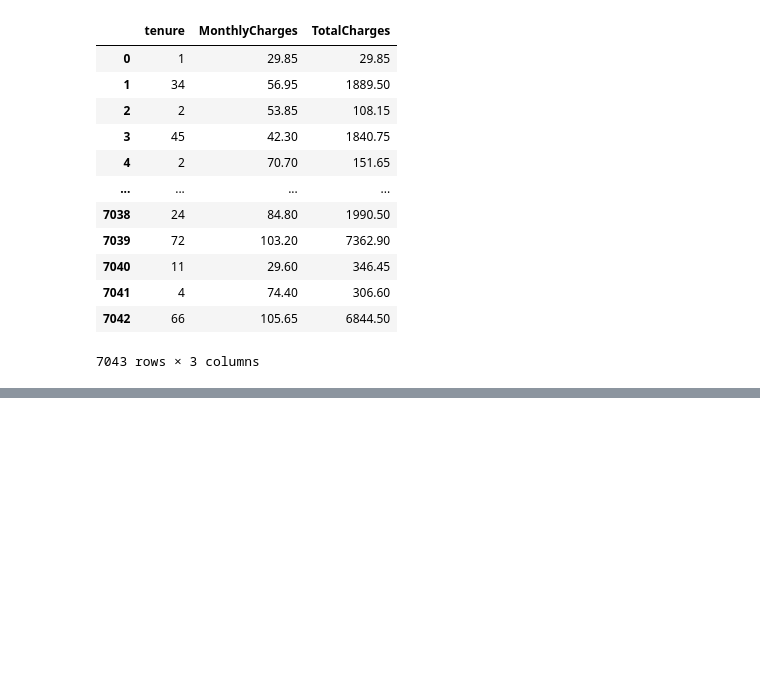
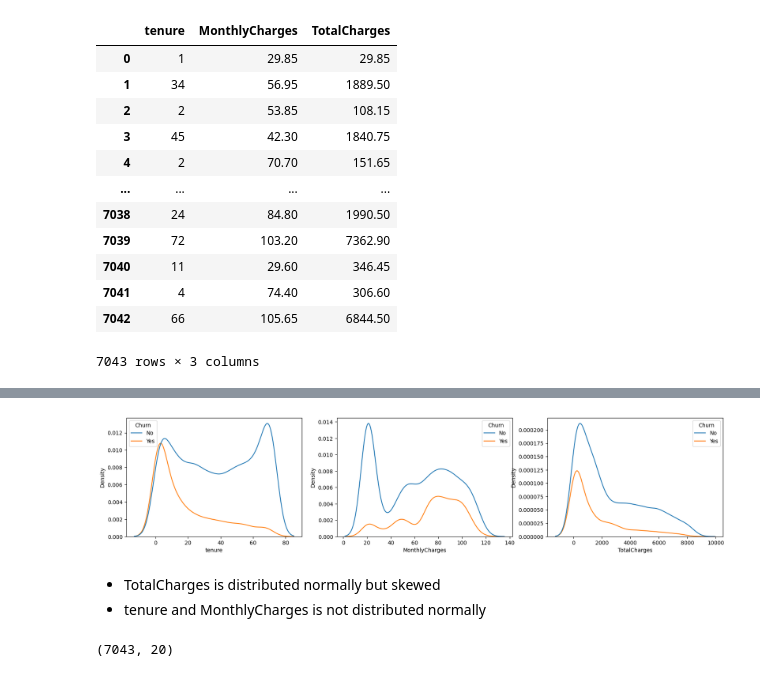
Before and after one commit to ramashishpanchal/Customer-Churn, a Jupyter notebook: main.ipynb, the cells around one changed output, grey strips where cells are left out. Cells and saved outputs as stored; diff of their text form; code cells hidden in the pictures; blank space fills up the shorter version.

```diff
--- a/main.ipynb
+++ b/main.ipynb
@@ -153,0 +188,22 @@ numerical_columns
+# %%
+rows=1
+columns=3
+
+fig,axis=plt.subplots(rows,columns,figsize=(20,4))
+
+j=0
+for col in numerical_columns.columns:
+    sns.kdeplot(x=col,data=data,ax=axis[j],hue='Churn')
+    j=j+1
+    if j==columns:
+        break
+# %% [output]
+[figure, added]
+# %% [markdown]
+* TotalCharges is distributed normally but skewed
+* tenure and MonthlyCharges is not distributed normally
+# %%
+data=data.drop(columns=['customerID'])
+data.shape
+# %% [output]
+(7043, 20)
```
Also changed, not shown: parts of 20 cells of this notebook.
